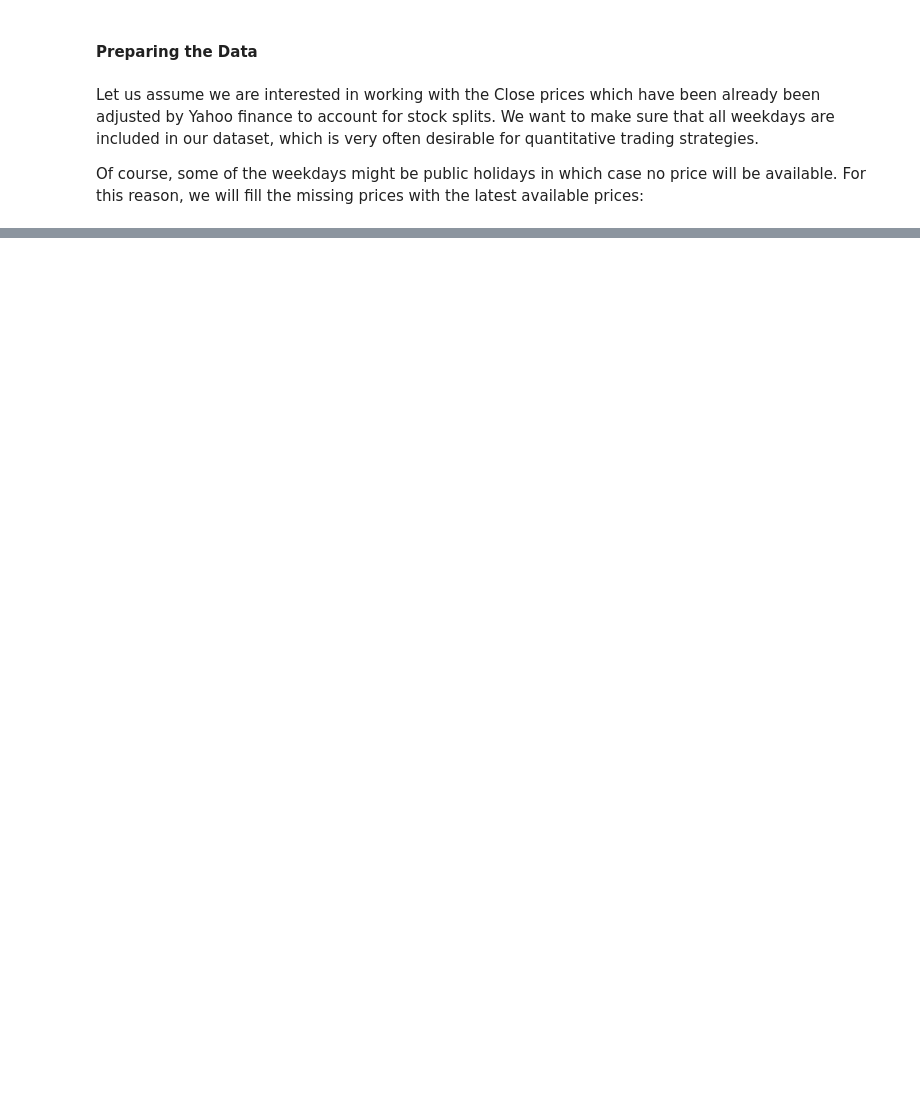
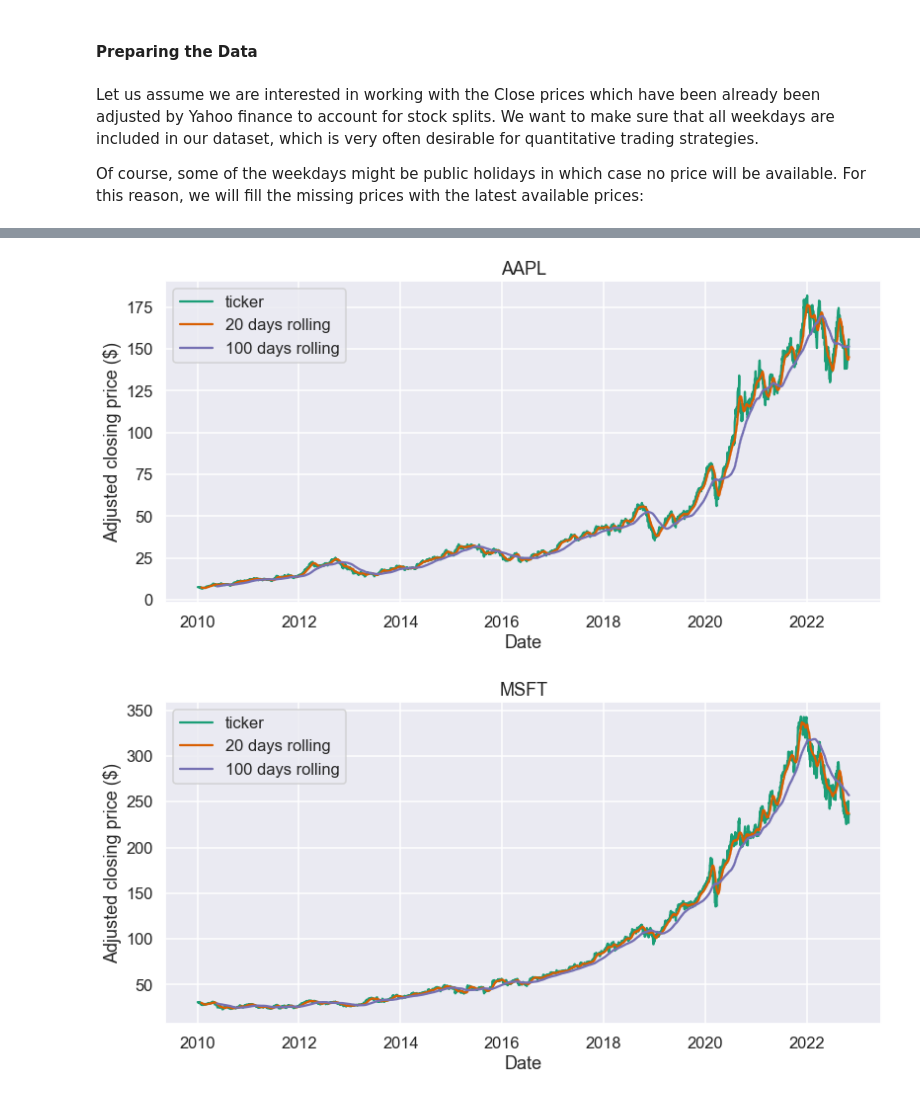
Before and after one commit to Jesus-Almansa/Final_Project_DA, a Jupyter notebook: project.ipynb, the cells around one changed output, grey strips where cells are left out. Saved outputs shown, nothing was run; the diff lists cells and outputs as text; code cells hidden in the pictures; blank space fills up the shorter version.

```diff
--- a/project.ipynb
+++ b/project.ipynb
@@ -1,11 +1,13 @@
 # %%
 import pandas as pd
 import numpy as np
-from bs4 import BeautifulSoup
+import seaborn as sns
 import requests
 import pandas as pd
 from pandas_datareader import data
 import matplotlib.pyplot as plt
+
+sns.set(style='darkgrid', context='talk', palette='Dark2')
 # %% [markdown]
 Having imported the appropriate tools, getting market data from a free online source, such as Yahoo Finance, is super easy. Since pandas has a simple remote data access for the Yahoo Finance API data, this is as simple as:
 # %%
@@ -103,0 +121,24 @@ close.describe()
+# %%
+for i in tickers:
+    # Get the ticker timeseries. This now returns a Pandas Series object indexed by date.
+    ticker = close.loc[:, i]
+
+    # Calculate the 20 and 100 days moving averages of the closing prices
+    short_rolling_ticker = ticker.rolling(window=20).mean()
+    long_rolling_ticker = ticker.rolling(window=100).mean()
+
+    # Plot everything by leveraging the very powerful matplotlib package
+    fig, ax = plt.subplots(figsize=(13,6))
+
+    plt.title(i)
+
+    ax.plot(ticker.index, ticker, label='ticker')
+    ax.plot(short_rolling_ticker.index, short_rolling_ticker, label='20 days rolling')
+    ax.plot(long_rolling_ticker.index, long_rolling_ticker, label='100 days rolling')
+
+    ax.set_xlabel('Date')
+    ax.set_ylabel('Adjusted closing price ($)')
+    ax.legend()
+# %% [output]
+[figure, added]
+[figure, added]
```
Also changed, not shown: parts of 9 cells of this notebook.
